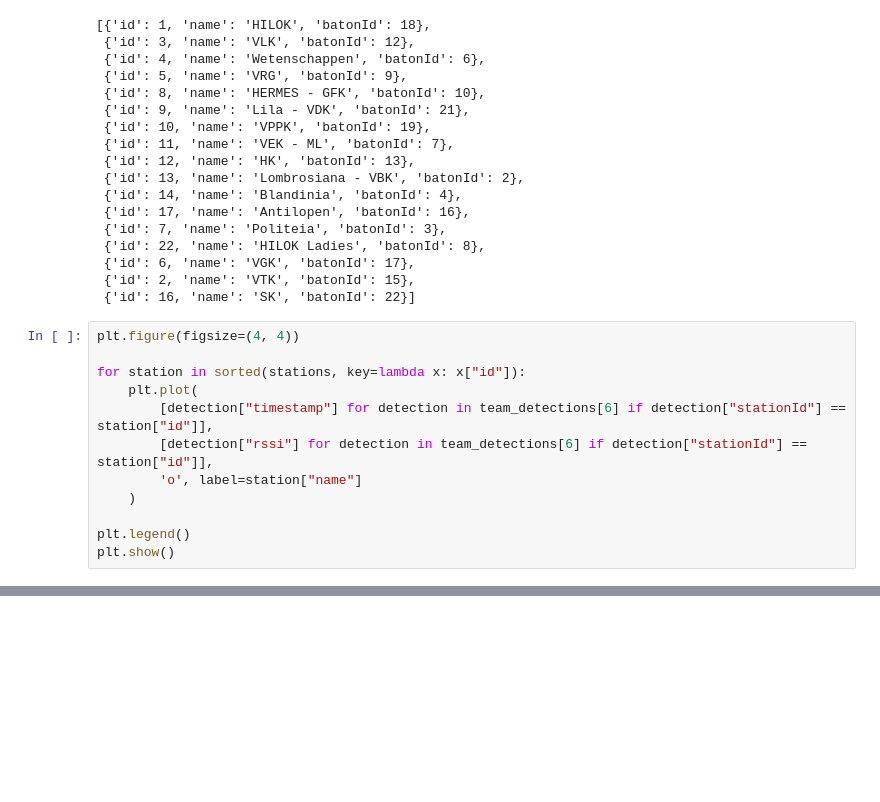
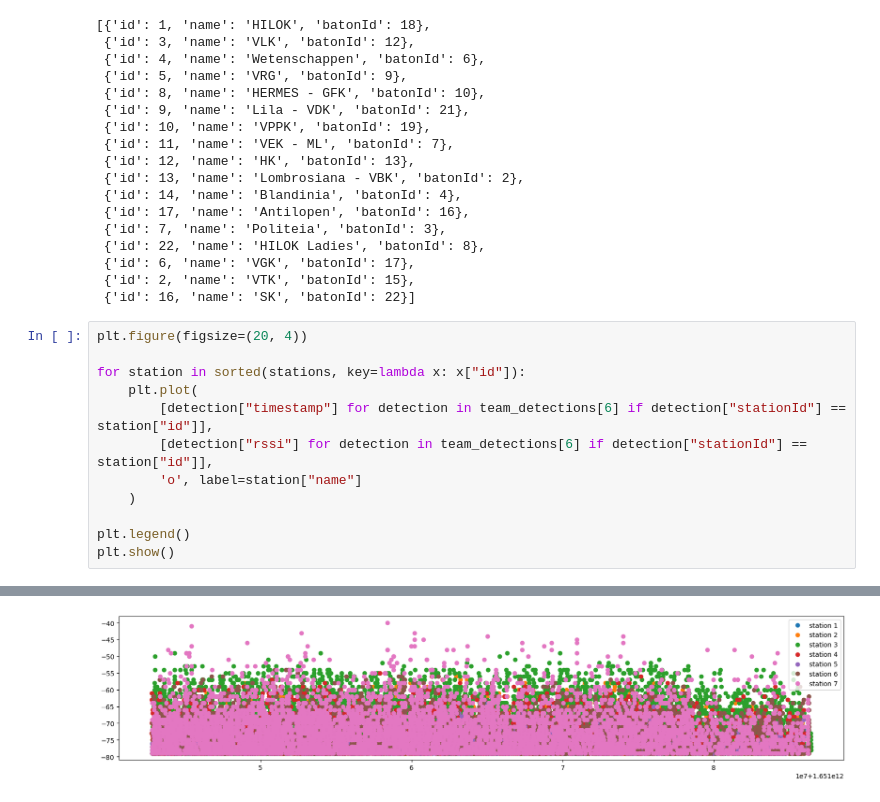
Before and after one commit to FKD13/12urenloop-hmmlearn, a Jupyter notebook: hmmtries.ipynb, the cells around one changed output, grey strips where cells are left out. Drawn from its saved outputs; the diff is of its cells as text; blank space fills up the shorter version.

```diff
--- a/hmmtries.ipynb
+++ b/hmmtries.ipynb
@@ -470,7 +470,7 @@ teams
  {'id': 2, 'name': 'VTK', 'batonId': 15},
  {'id': 16, 'name': 'SK', 'batonId': 22}]
 # %%
-plt.figure(figsize=(4, 4))
+plt.figure(figsize=(20, 4))
 
 for station in sorted(stations, key=lambda x: x["id"]):
     plt.plot(
@@ -486,0 +485 @@ plt.show()
+[figure, added]
```
Also changed, not shown: parts of 16 cells of this notebook.
